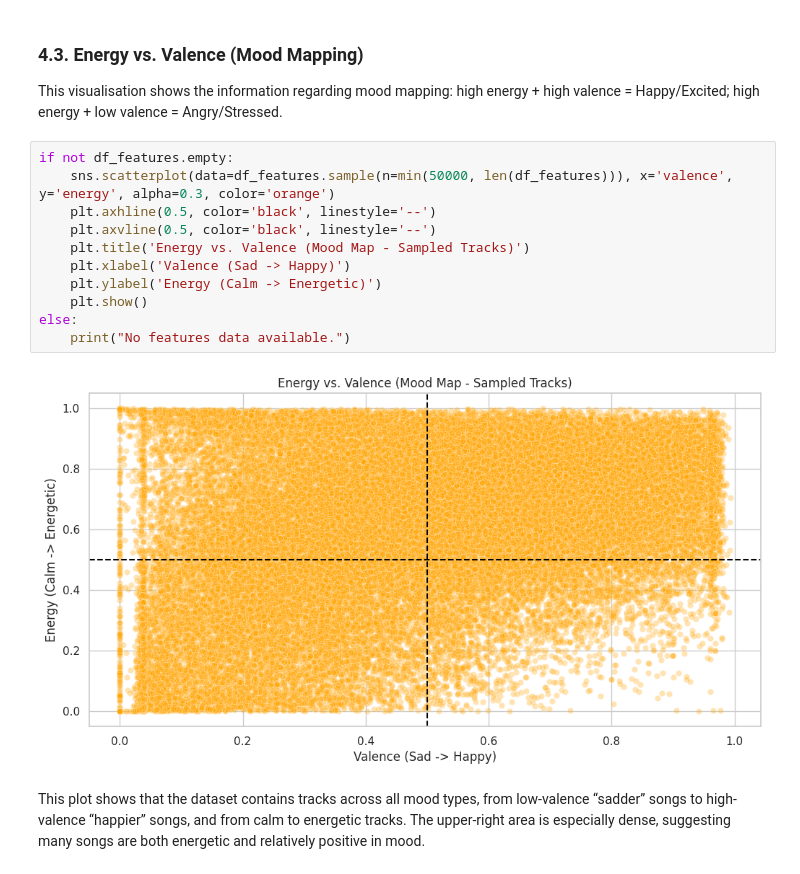
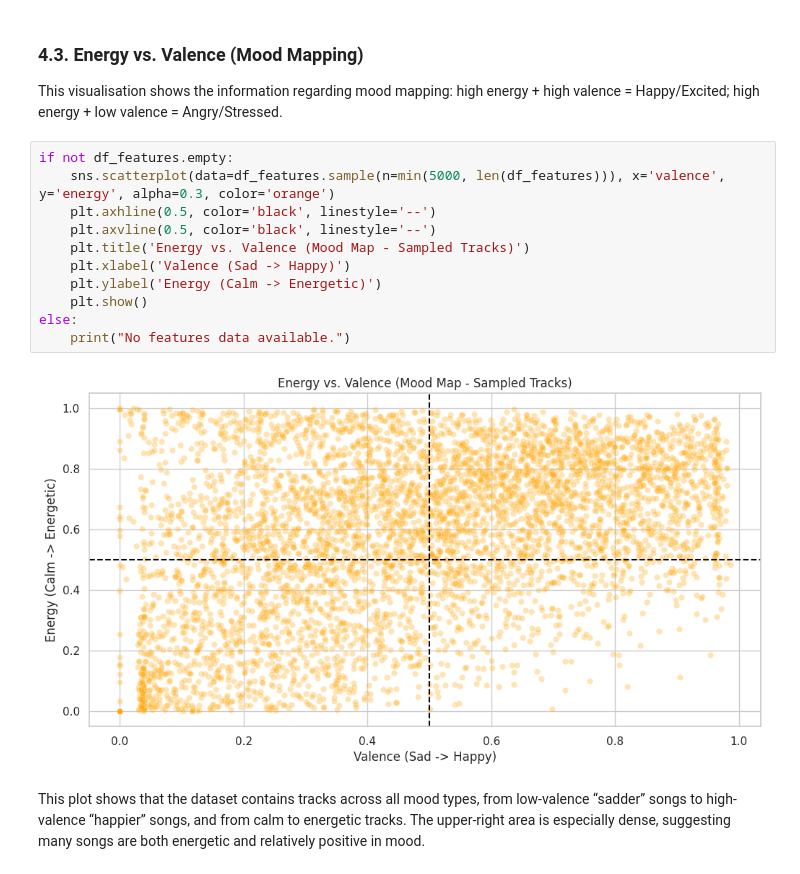
Before and after one commit to ds25m025edbertolima/soe-spotify, a Jupyter notebook: notebooks/3-exploratory-data-analysis.ipynb, the cells around one changed output. Cells and saved outputs as stored; diff of their text form.

```diff
--- a/notebooks/3-exploratory-data-analysis.ipynb
+++ b/notebooks/3-exploratory-data-analysis.ipynb
@@ -400,17 +402,17 @@ The plot shows that tracks with low acousticness cover a wide range of energy le
 This visualisation shows the information regarding mood mapping: high energy + high valence = Happy/Excited; high energy + low valence = Angry/Stressed.
 # %%
 if not df_features.empty:
-    sns.scatterplot(data=df_features.sample(n=min(50000, len(df_features))), x='valence', y='energy', alpha=0.3, color='orange')
+    sns.scatterplot(data=df_features.sample(n=min(5000, len(df_features))), x='valence', y='energy', alpha=0.3, color='orange')
     plt.axhline(0.5, color='black', linestyle='--')
     plt.axvline(0.5, color='black', linestyle='--')
     plt.title('Energy vs. Valence (Mood Map - Sampled Tracks)')
     plt.xlabel('Valence (Sad -> Happy)')
     plt.ylabel('Energy (Calm -> Energetic)')
     plt.show()
 else:
     print("No features data available.")
 # %% [output]
-[figure, old version]
+[figure, new version]
 # %% [markdown]
 This plot shows that the dataset contains tracks across all mood types, from low-valence “sadder” songs to high-valence “happier” songs, and from calm to energetic tracks. The upper-right area is especially dense, suggesting many songs are both energetic and relatively positive in mood.
 # %% [markdown]
```
Also changed, not shown: parts of 11 cells of this notebook.
